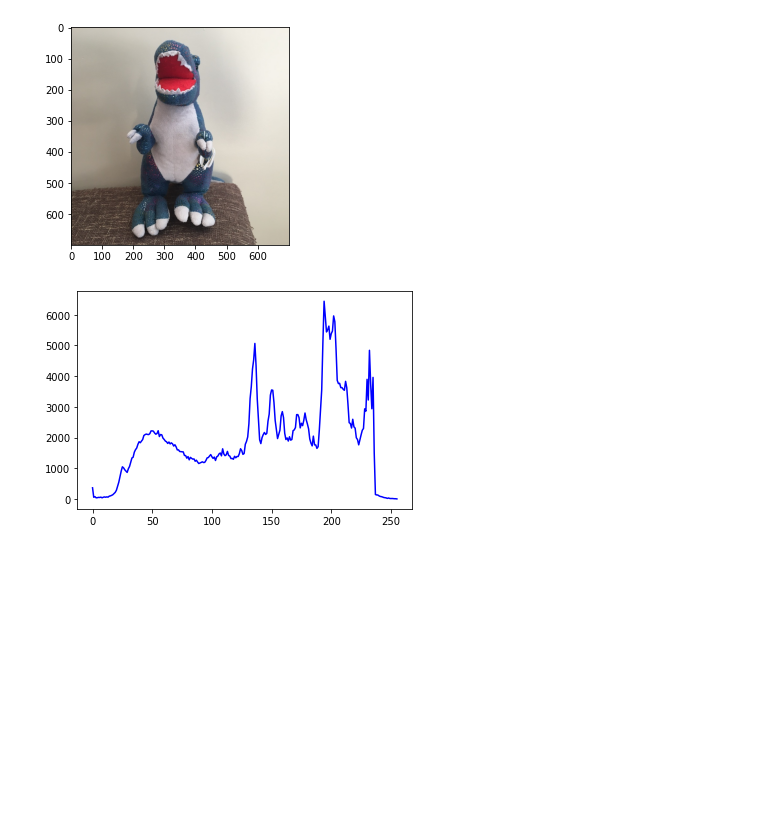
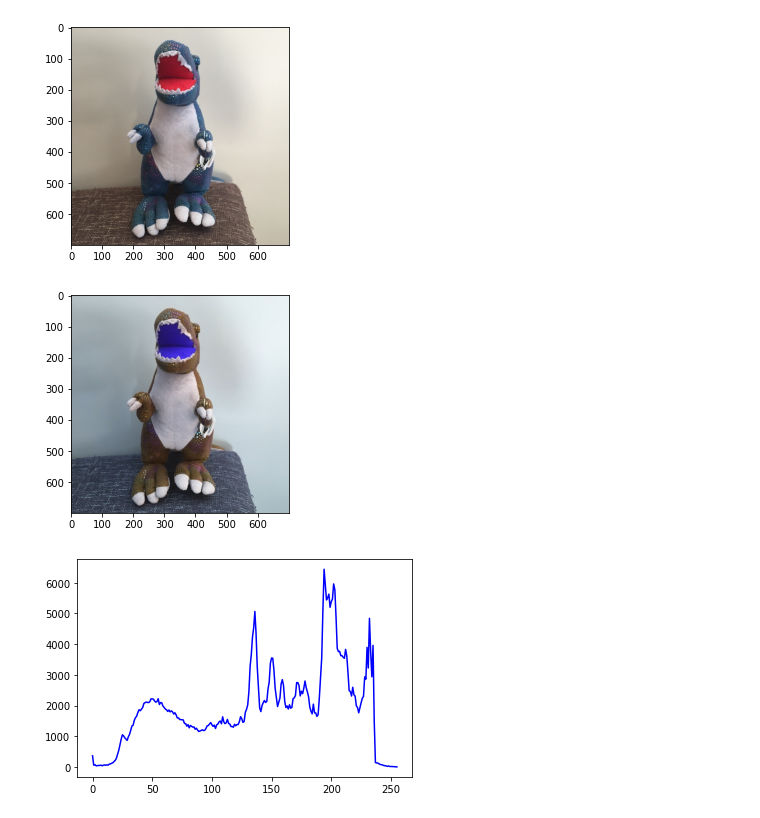
Before and after one commit to xalejandrow/Neural-Networks, a Jupyter notebook: src/Neural_Networks.ipynb, the cells around one changed output. Drawn from its saved outputs; the diff is of its cells as text; code cells hidden in the pictures; blank space fills up the shorter version.

```diff
--- a/src/Neural_Networks.ipynb
+++ b/src/Neural_Networks.ipynb
@@ -100,7 +100,7 @@ import matplotlib.pyplot as plt
 # %%
 # Step 1. Read file
 # Remember, images read by CV2 use BGR
-dino = cv2.imread('../data/raw/dinosaur.jpg', )
+dino = cv2.imread('../data/raw/dinosaur.jpg')
 dino.shape
 # %% [output]
 (700, 700, 3)
@@ -131,6 +132,12 @@ plt.imshow(cv2.cvtColor(dino,cv2.COLOR_BGR2RGB))
 plt.show()
 # %% [output]
 [figure]
+# %%
+# Sin convertir de BGR a RGB
+plt.imshow(dino)
+plt.show()
+# %% [output]
+[figure, added]
 # %%
 # Let's see the color histogram
 blue_data = cv2.calcHist([dino], [0], None, [256], [0,255])
```
Also changed, not shown: parts of 7 cells of this notebook, 1 other file.
